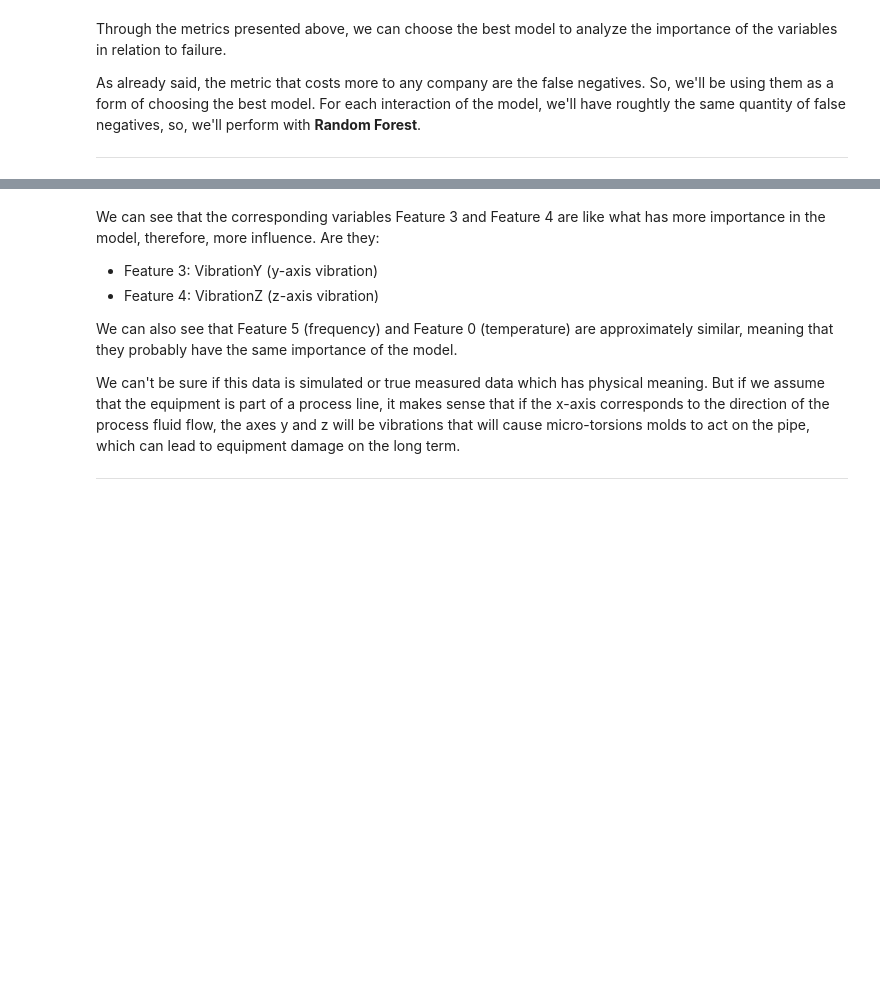
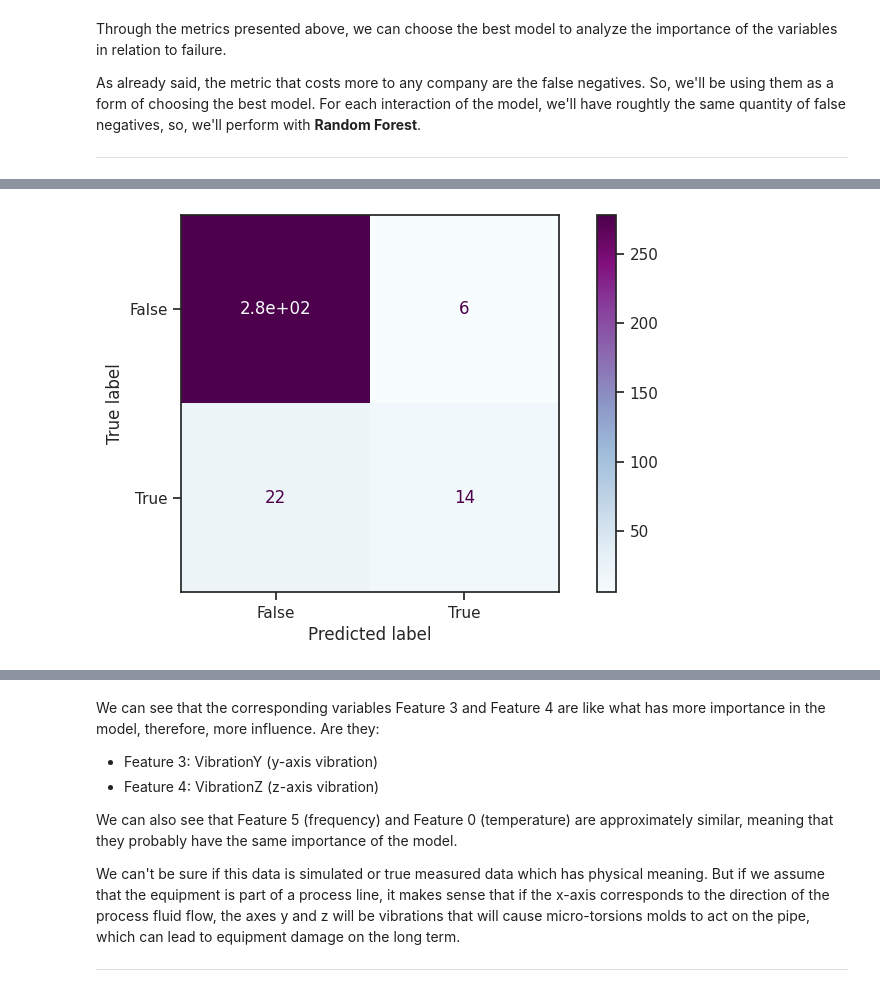
Before and after one commit to gabrivoy/equipmentfailure-analysis, a Jupyter notebook: finalreport.ipynb, the cells around one changed output, grey strips where cells are left out. Saved outputs shown, nothing was run; the diff lists cells and outputs as text; code cells hidden in the pictures; blank space fills up the shorter version.

```diff
--- a/finalreport.ipynb
+++ b/finalreport.ipynb
@@ -864,3 +864,10 @@ Accuracy of the binary classification = 0.900
+# %%
+from sklearn.metrics import plot_confusion_matrix
+
+plot_confusion_matrix(model, x_test, y_test, cmap='BuPu')
+plt.show()
+# %% [output]
+[figure, added]
 # %%
 importance = model.feature_importances_
 
```
Also changed, not shown: parts of 22 cells of this notebook.
